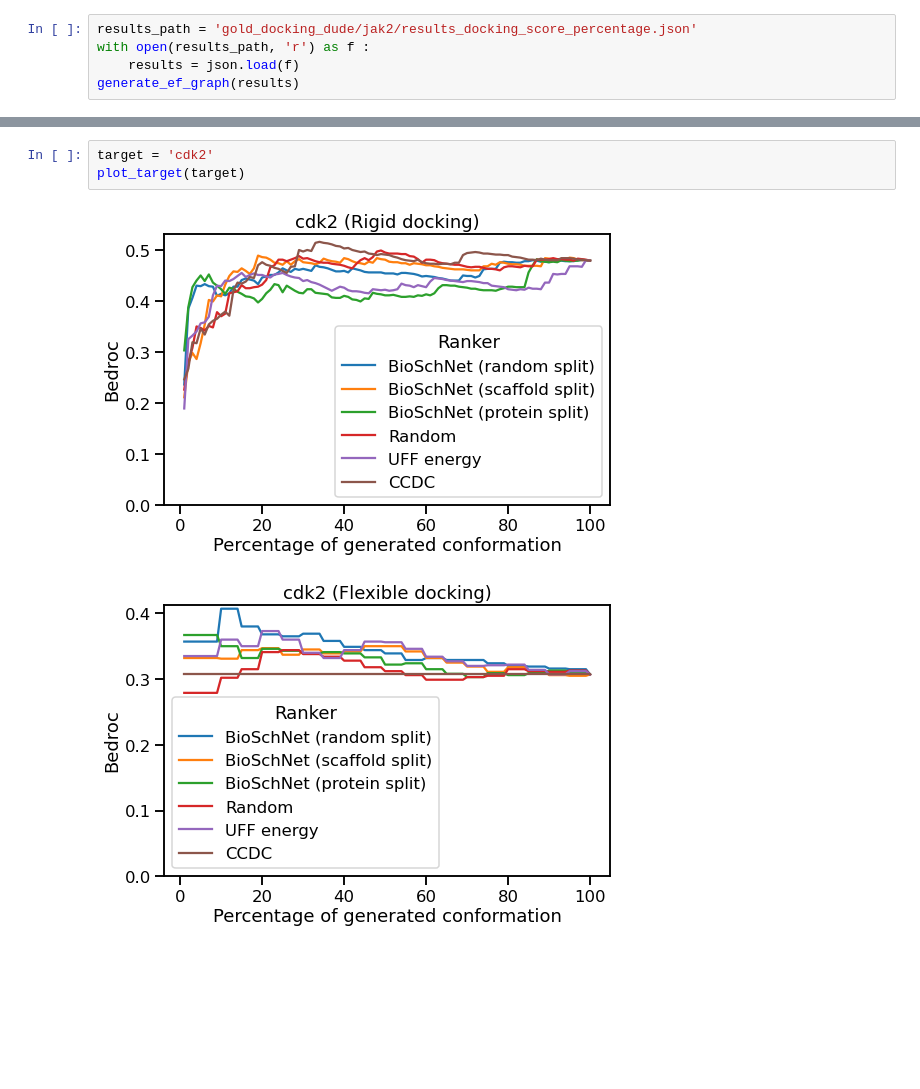
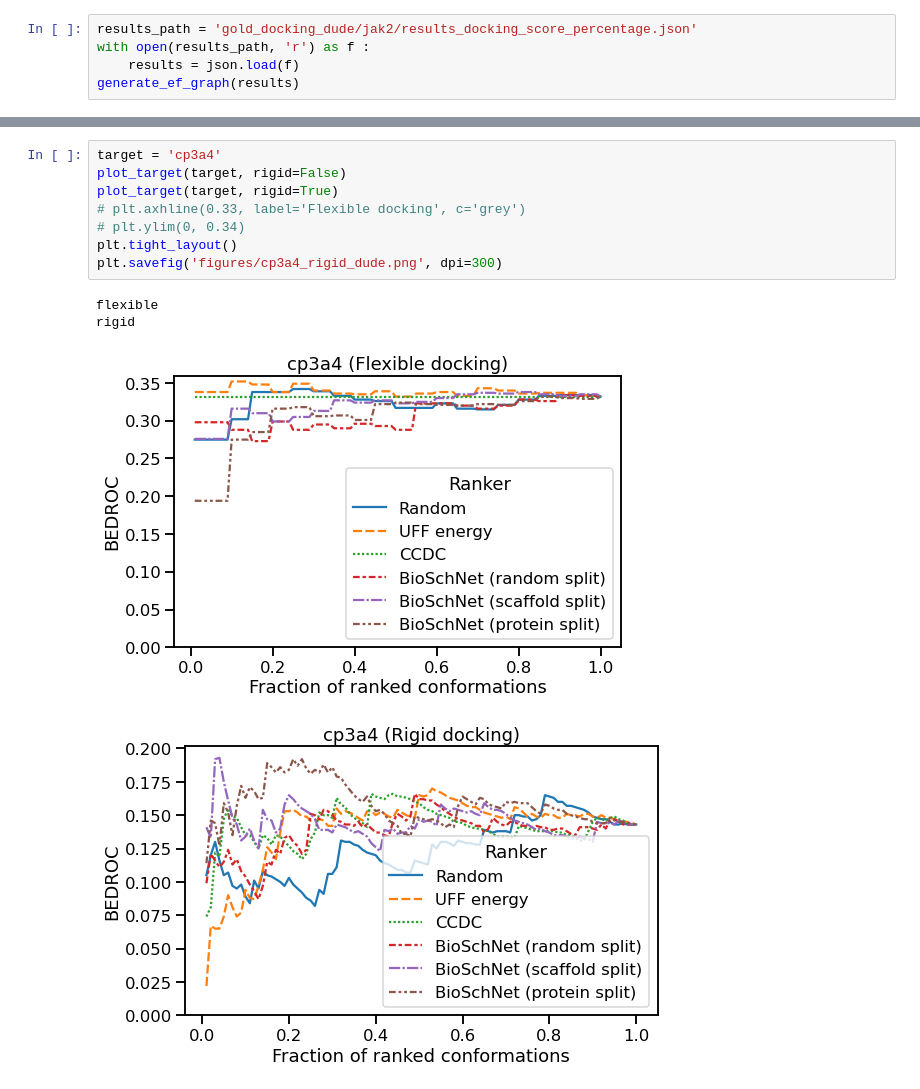
Before and after one commit to bbaillif/bioactive_conformation_predictor, a Jupyter notebook: analyze_dude_docking_ef_results.ipynb, the cells around one changed output, grey strips where cells are left out. Cells and saved outputs as stored; diff of their text form; blank space fills up the shorter version.

```diff
--- a/analyze_dude_docking_ef_results.ipynb
+++ b/analyze_dude_docking_ef_results.ipynb
@@ -151,8 +170,15 @@ def plot_target(target) :
-# %%
-target = 'cdk2'
-plot_target(target)
-# %% [output]
-[figure, old version]
-[figure, old version]
+# %%
+target = 'cp3a4'
+plot_target(target, rigid=False)
+plot_target(target, rigid=True)
+# plt.axhline(0.33, label='Flexible docking', c='grey')
+# plt.ylim(0, 0.34)
+plt.tight_layout()
+plt.savefig('figures/cp3a4_rigid_dude.png', dpi=300)
+# %% [output]
+flexible
+rigid
+[figure, added]
+[figure, added]
 # %%
 target = 'jak2'
```
Also changed, not shown: parts of 11 cells of this notebook, 22 other files.
